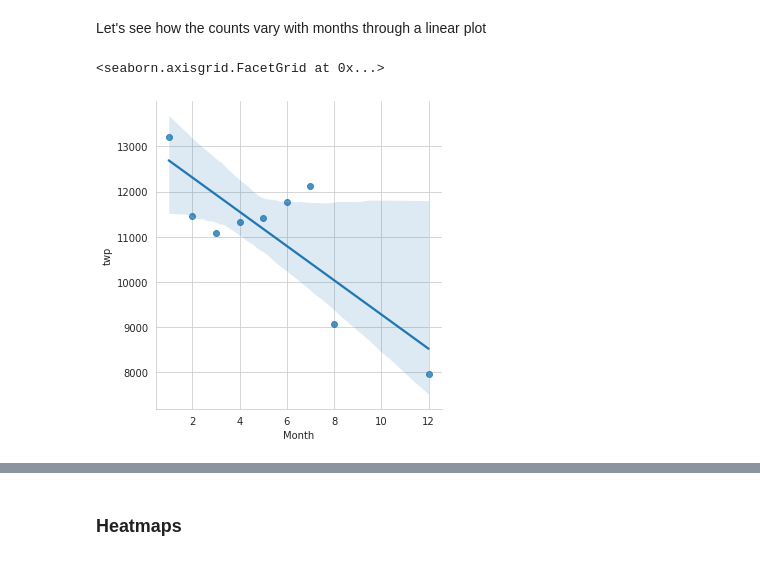
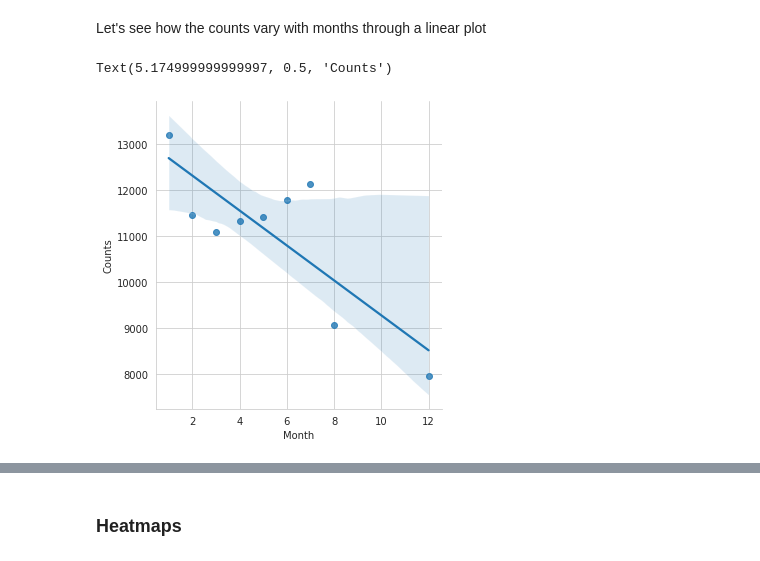
Before and after one commit to NickOLeeney/data-science-projects, a Jupyter notebook: 911_Calls_Project.ipynb, the cells around one changed output, grey strips where cells are left out. Saved outputs shown, nothing was run; the diff lists cells and outputs as text; code cells hidden in the pictures.

```diff
--- a/911_Calls_Project.ipynb
+++ b/911_Calls_Project.ipynb
@@ -185,7 +185,8 @@ Text(0, 0.5, 'Counts')
 Let's see how the counts vary with months through a linear plot
 # %%
 sns.lmplot(x='Month',y='twp',data=byMonth.reset_index())
+plt.ylabel('Counts')
 # %% [output]
-<seaborn.axisgrid.FacetGrid at 0x...>
+Text(5.174999999999997, 0.5, 'Counts')
-[figure, old version]
+[figure, new version]
 # %% [markdown]
```
Also changed, not shown: parts of 14 cells of this notebook.
